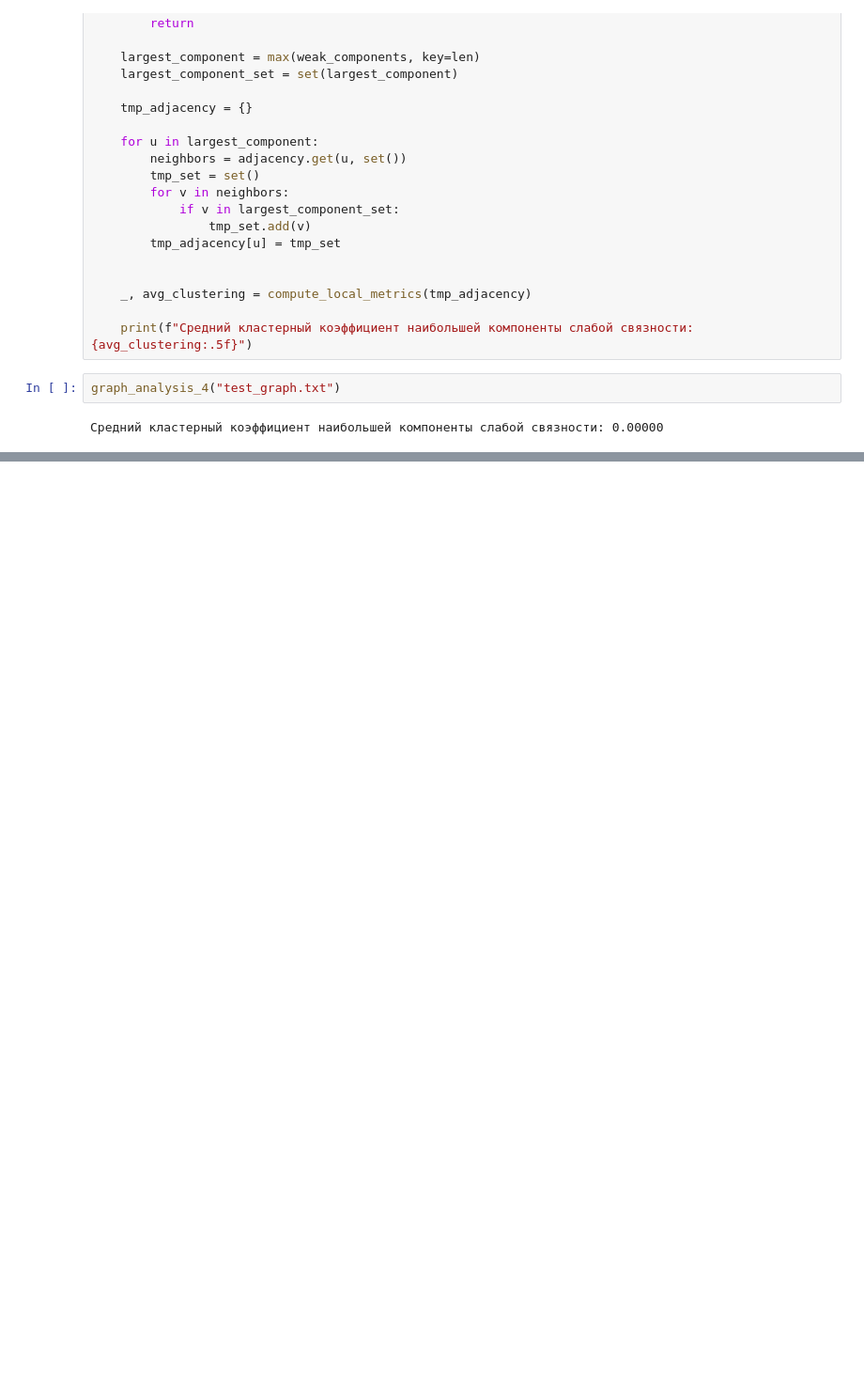
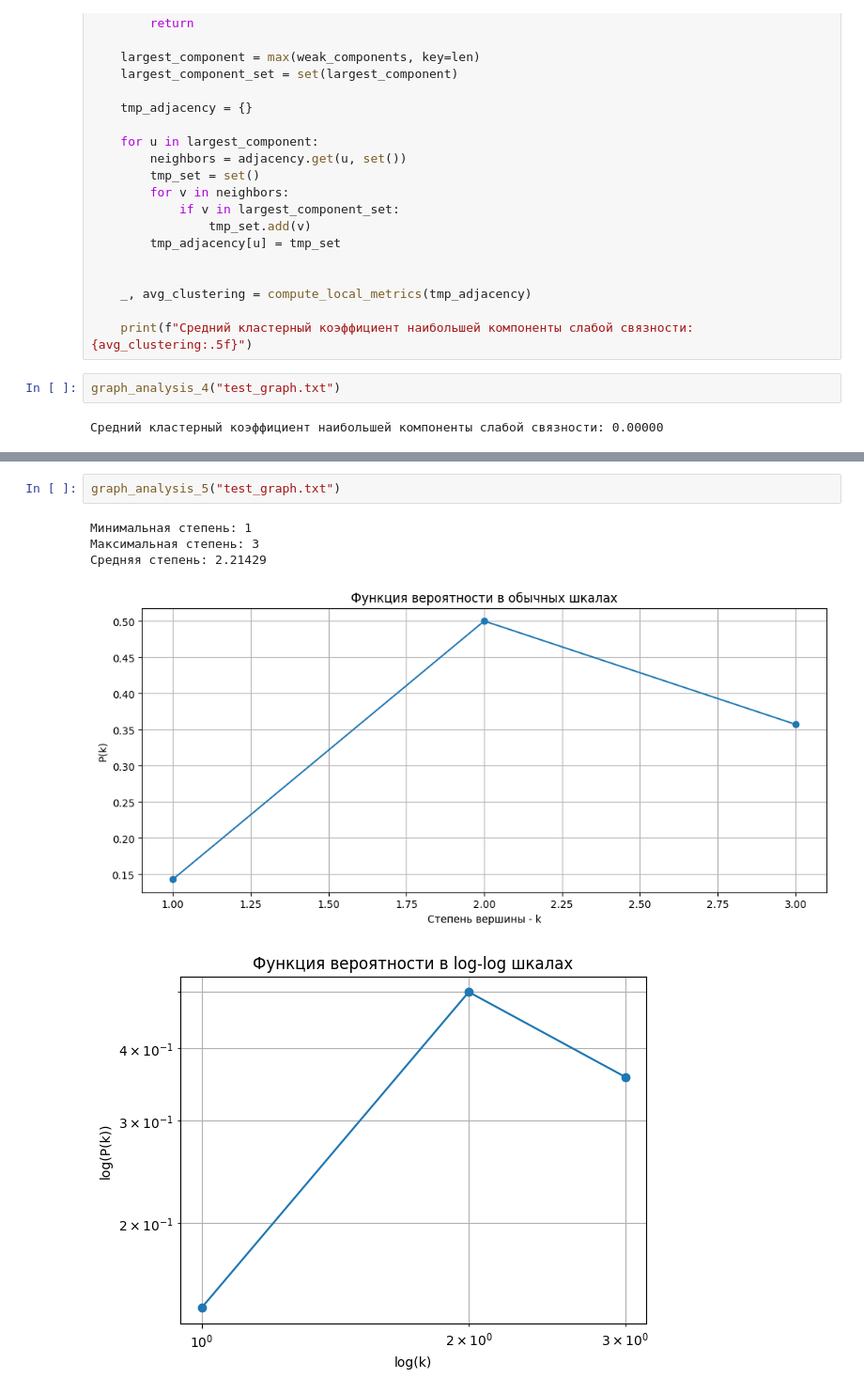
Before and after one commit to answerIII/Graph_Theory_LeetCode25, a Jupyter notebook: graph.ipynb, the cells around one changed output, grey strips where cells are left out. Shown at 94% size. Saved outputs shown, nothing was run; the diff lists cells and outputs as text; blank space fills up the shorter version.

Commit message:
+ fifth network structure analysis

```diff
--- a/graph.ipynb
+++ b/graph.ipynb
@@ -247,0 +299,8 @@ graph_analysis_4("test_graph.txt")
+# %%
+graph_analysis_5("test_graph.txt")
+# %% [output]
+Минимальная степень: 1
+Максимальная степень: 3
+Средняя степень: 2.21429
+[figure, added]
+[figure, added]
```
Also changed, not shown: parts of 2 cells of this notebook.
